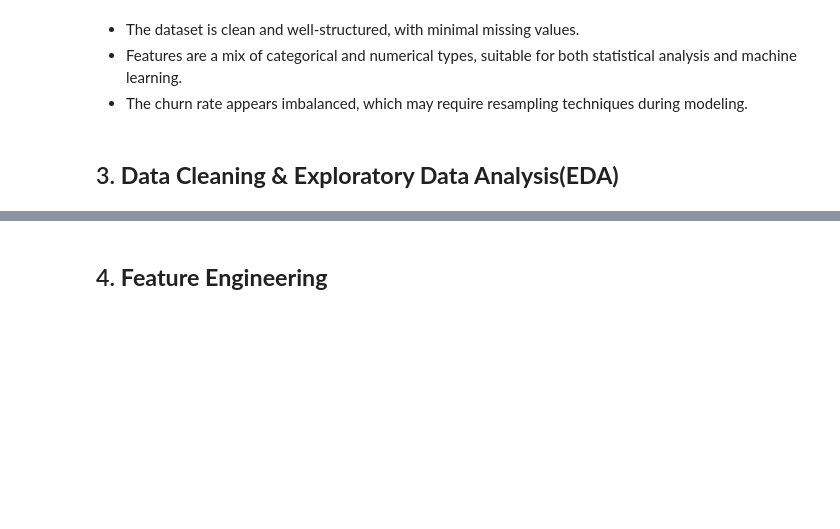
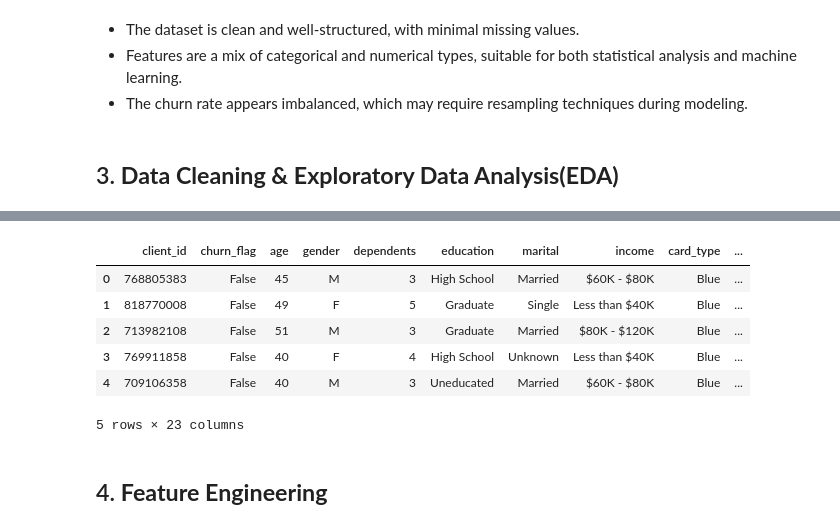
Before and after one commit to data-aleks/CreditCardChurn-PredictiveModelling, a Jupyter notebook: CreditCardChurn_PredictiveModelling.ipynb, the cells around one changed output, grey strips where cells are left out. Saved outputs shown, nothing was run; the diff lists cells and outputs as text; code cells hidden in the pictures; blank space fills up the shorter version.

```diff
--- a/CreditCardChurn_PredictiveModelling.ipynb
+++ b/CreditCardChurn_PredictiveModelling.ipynb
@@ -78,0 +220,9 @@ The dataset includes 18 variables that span across customer profiles and credit
+# %%
+income_order = {
+    'Less than $40K': 1,
+    '$40K - $60K': 2,
+    '$60K - $80K': 3,
+    '$80K - $120K': 4,
+    '$120K +': 5,
+    'Unknown': 0
+}
@@ -78,0 +231,2 @@ The dataset includes 18 variables that span across customer profiles and credit
+# %%
+df['income_level'] = df['income'].map(income_order)
@@ -78,0 +235,10 @@ The dataset includes 18 variables that span across customer profiles and credit
+# %%
+def group_income(val):
+  if val in ['Less than $40K', '$40K - $60K']:
+    return 'Low'
+  elif val in ['$60K - $80K', '$80K - $120K']:
+    return 'Mid'
+  elif val == '$120K +':
+    return 'High'
+  else:
+    return 'Unknown'
@@ -78,0 +247,2 @@ The dataset includes 18 variables that span across customer profiles and credit
+# %%
+df['income_group'] = df['income'].apply(group_income)
@@ -79,3 +271,13 @@ The dataset includes 18 variables that span across customer profiles and credit
+# %%
+df.head()
+# %% [output]
+|  | client_id | churn_flag | age | gender | dependents | education | marital | income | card_type | ... |
+| 0 | 768805383 | False | 45 | M | 3 | High School | Married | $60K - $80K | Blue | ... |
+| 1 | 818770008 | False | 49 | F | 5 | Graduate | Single | Less than $40K | Blue | ... |
+| 2 | 713982108 | False | 51 | M | 3 | Graduate | Married | $80K - $120K | Blue | ... |
+| 3 | 769911858 | False | 40 | F | 4 | High School | Unknown | Less than $40K | Blue | ... |
+| 4 | 709106358 | False | 40 | M | 3 | Uneducated | Married | $60K - $80K | Blue | ... |
+5 rows × 23 columns
 # %% [markdown]
 ## 4. **Feature Engineering**
 # %% [markdown]
```
Also changed, not shown: parts of 26 cells of this notebook.
